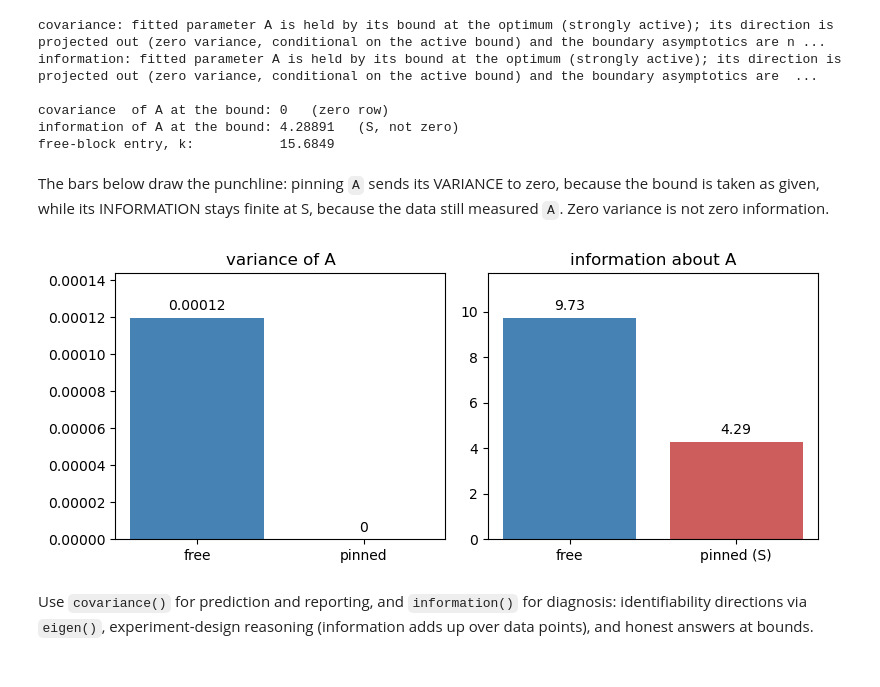
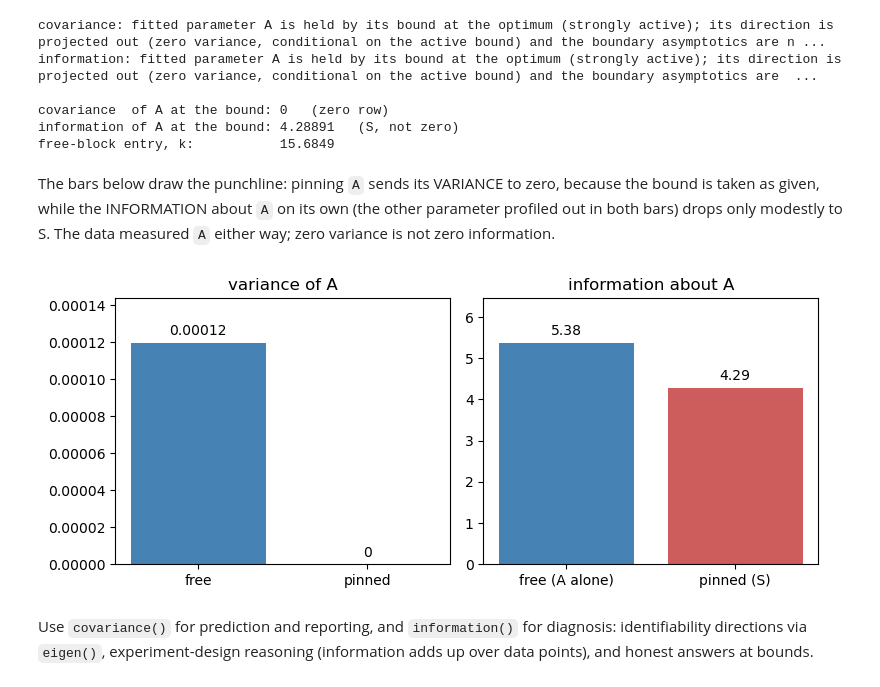
Before and after one commit to GermanHeim/pounce, a Jupyter notebook: python/notebooks/31_information_identifiability.ipynb, the cells around one changed output. Cells and saved outputs as stored; diff of their text form; code cells hidden in the pictures.

```diff
--- a/python/notebooks/31_information_identifiability.ipynb
+++ b/python/notebooks/31_information_identifiability.ipynb
@@ -383,29 +390,31 @@ covariance  of A at the bound: 0   (zero row)
 information of A at the bound: 4.28891   (S, not zero)
 free-block entry, k:           15.6849
 # %% [markdown]
-The bars below draw the punchline: pinning `A` sends its VARIANCE to zero,
-because the bound is taken as given, while its INFORMATION stays
-finite at S, because the data still measured `A`. Zero variance is
-not zero information.
+The bars below draw the punchline: pinning `A` sends its VARIANCE to
+zero, because the bound is taken as given, while the INFORMATION
+about `A` on its own (the other parameter profiled out in both bars)
+drops only modestly to S. The data measured `A` either way; zero
+variance is not zero information.
 # %%
 cov_free = covariance(ms)
-info_free = information(ms)
+info_free_alone = information(ms, wrt=[ms.A])
 fig, axes = plt.subplots(1, 2, figsize=(8, 3.4))
 b0 = axes[0].bar(["free", "pinned"],
                  [cov_free[ms.A], cov2[m2.A]],
                  color=["steelblue", "indianred"])
 axes[0].bar_label(b0, fmt="%.3g", padding=3)
 axes[0].margins(y=0.2)
 axes[0].set_title("variance of A")
-b1 = axes[1].bar(["free", "pinned (S)"],
-                 [info_free[ms.A], info2[m2.A]],
+b1 = axes[1].bar(["free (A alone)", "pinned (S)"],
+                 [info_free_alone[ms.A], info2[m2.A]],
                  color=["steelblue", "indianred"])
 axes[1].bar_label(b1, fmt="%.3g", padding=3)
 axes[1].margins(y=0.2)
 axes[1].set_title("information about A")
-plt.tight_layout(); plt.show()
+plt.tight_layout()
+plt.show()
 # %% [output]
-[figure, old version]
+[figure, new version]
 # %% [markdown]
 Use `covariance()` for prediction and reporting, and `information()`
 for diagnosis: identifiability directions via `eigen()`, experiment-design
```
Also changed, not shown: parts of 3 cells of this notebook, 2 other files.
